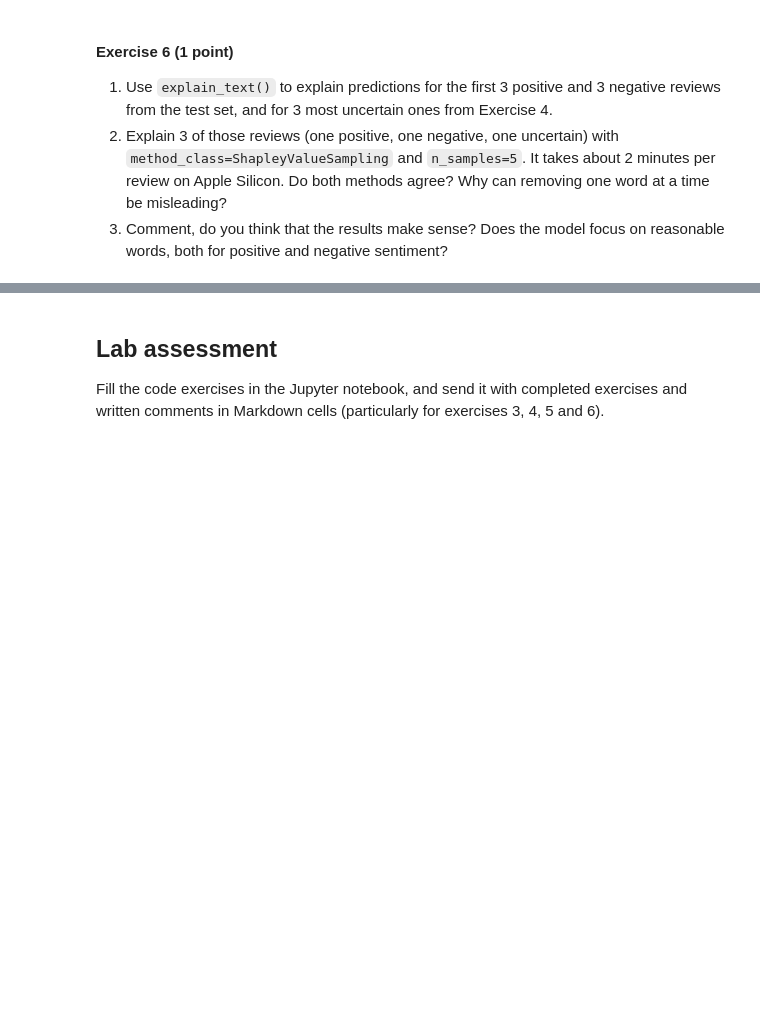
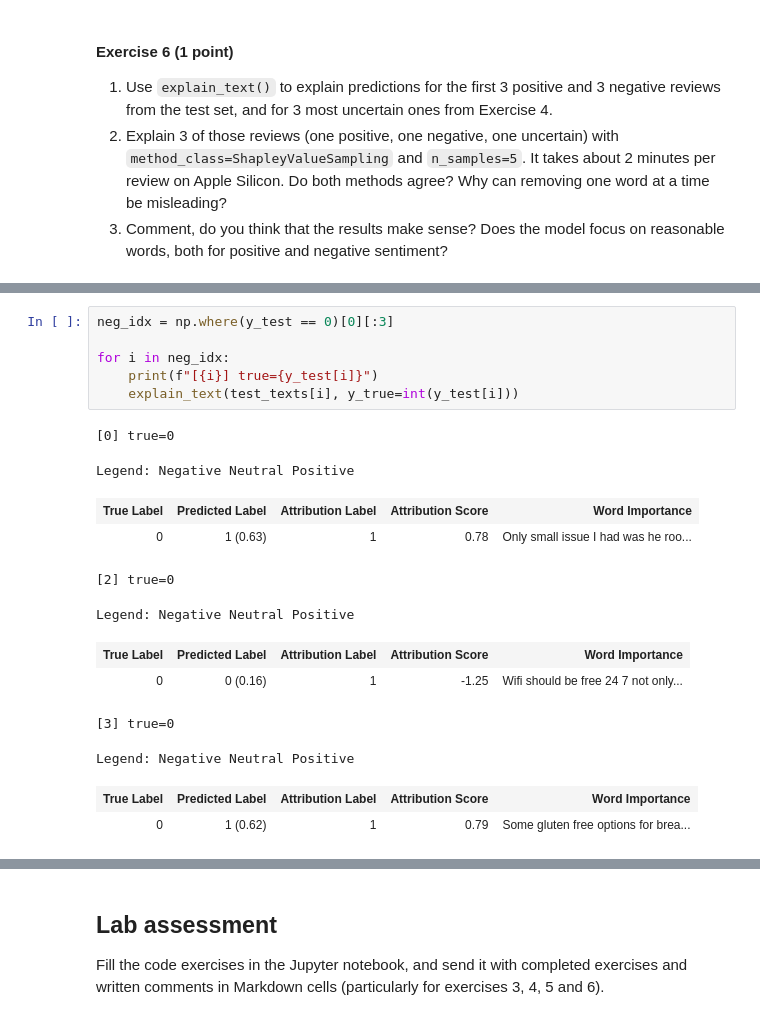
Before and after one commit to mlops-agh/lab06-data-model-testing, a Jupyter notebook: LAB_INSTRUCTION.ipynb, the cells around one changed output, grey strips where cells are left out. Cells and saved outputs as stored; diff of their text form; blank space fills up the shorter version.

```diff
--- a/LAB_INSTRUCTION.ipynb
+++ b/LAB_INSTRUCTION.ipynb
@@ -1064,0 +1435,19 @@ explain_text(
+# %%
+neg_idx = np.where(y_test == 0)[0][:3]
+
+for i in neg_idx:
+    print(f"[{i}] true={y_test[i]}")
+    explain_text(test_texts[i], y_true=int(y_test[i]))
+# %% [output]
+[0] true=0
+Legend: Negative Neutral Positive
+| True Label | Predicted Label | Attribution Label | Attribution Score | Word Importance |
+| 0 | 1 (0.63) | 1 | 0.78 | Only small issue I had was he roo... |
+[2] true=0
+Legend: Negative Neutral Positive
+| True Label | Predicted Label | Attribution Label | Attribution Score | Word Importance |
+| 0 | 0 (0.16) | 1 | -1.25 | Wifi should be free 24 7 not only... |
+[3] true=0
+Legend: Negative Neutral Positive
+| True Label | Predicted Label | Attribution Label | Attribution Score | Word Importance |
+| 0 | 1 (0.62) | 1 | 0.79 | Some gluten free options for brea... |
```
Also changed, not shown: parts of 34 cells of this notebook, 1 other file.
